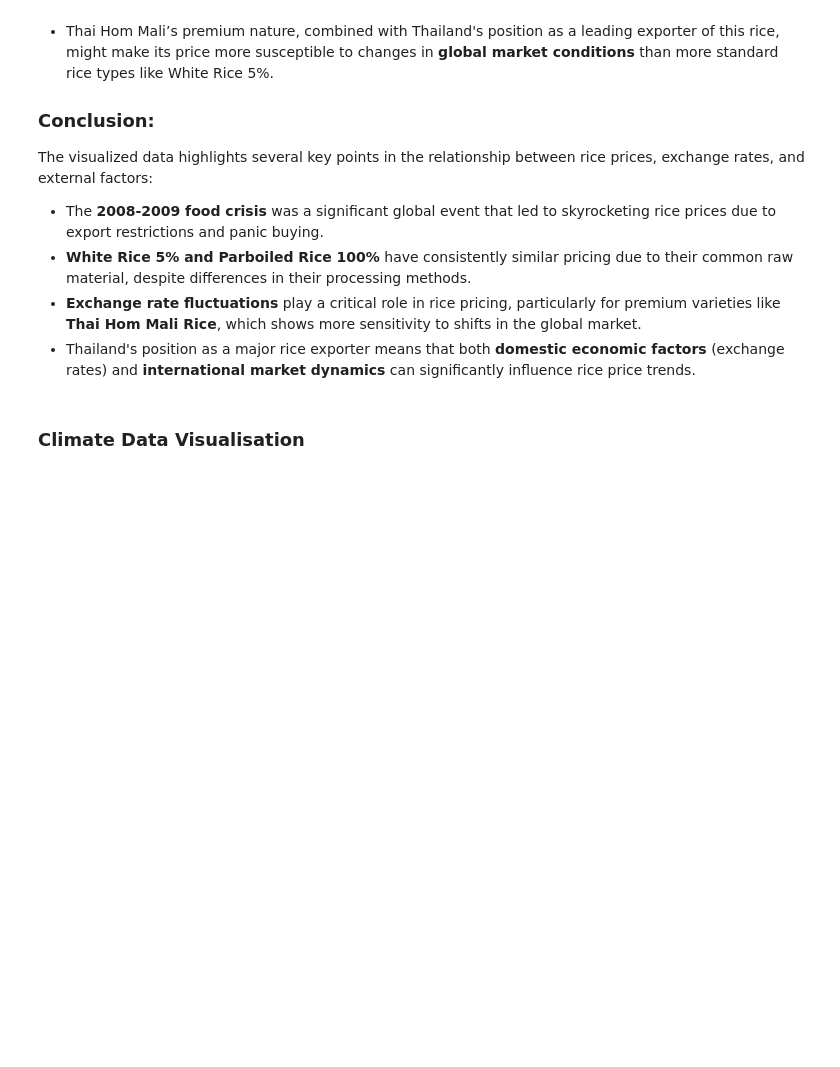
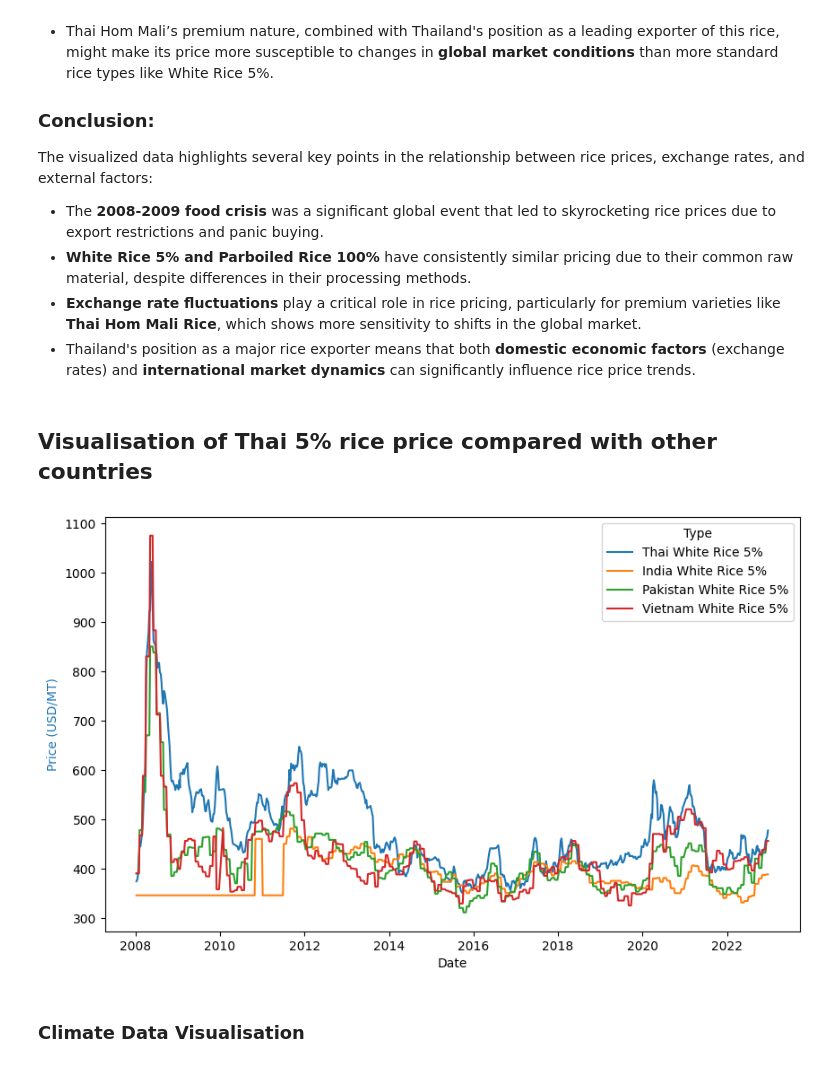
Before and after one commit to chanopsethiwan/RicePricePrediction, a Jupyter notebook: src/ChanopSethiwanA0296969WAssignment2.ipynb, the cells around one changed output. Saved outputs shown, nothing was run; the diff lists cells and outputs as text; code cells hidden in the pictures; blank space fills up the shorter version.

```diff
--- a/src/ChanopSethiwanA0296969WAssignment2.ipynb
+++ b/src/ChanopSethiwanA0296969WAssignment2.ipynb
@@ -398,0 +401,3 @@ df_india = pd.read_csv('../data/tidyIndiaPrice.csv')
+# %%
+df_all_country = df_vietnam.merge(df_india, how ='inner', on = 'Date').merge(df_pakistan, how = 'inner', on = 'Date')
+df_all_country.tail(30)
@@ -398,0 +422,18 @@ df_india = pd.read_csv('../data/tidyIndiaPrice.csv')
+# %%
+# Set 'Date' as the index in df_all_country for interpolation
+df_all_country['Date'] = pd.to_datetime(df_all_country['Date'])
+df_all_country.set_index('Date', inplace=True)
+
+# Sort both DataFrames by 'Date' to prepare for the merge
+merged_df = merged_df.sort_values('Date')
+df_all_country = df_all_country.sort_values('Date')
+
+# Perform asof merge, finding the nearest date in df_all_country for each date in merged_df
+merged_df = pd.merge_asof(merged_df,
+                                df_all_country,
+                                left_on='Date',
+                                right_index=True,
+                                direction='nearest')
+
+# Display the last 10 rows
+merged_df.tail(10)
@@ -455,6 +529,30 @@ The visualized data highlights several key points in the relationship between ri
 - **White Rice 5% and Parboiled Rice 100%** have consistently similar pricing due to their common raw material, despite differences in their processing methods.
 - **Exchange rate fluctuations** play a critical role in rice pricing, particularly for premium varieties like **Thai Hom Mali Rice**, which shows more sensitivity to shifts in the global market.
 - Thailand's position as a major rice exporter means that both **domestic economic factors** (exchange rates) and **international market dynamics** can significantly influence rice price trends.
+# %% [markdown]
+## Visualisation of Thai 5% rice price compared with other countries
+# %%
+# Select relevant columns and melt the DataFrame
+df_select = merged_df[['Date', 'White Rice 5%', 'India_White_5%', 'Pakistan_White_5%', 'Vietnam_White_5%']]
+df_melted = df_select.melt(id_vars=['Date'], var_name='Type', value_name='Value')
+
+# Map the original column names to the desired legend labels
+type_mapping = {
+    'White Rice 5%': 'Thai White Rice 5%',
+    'India_White_5%': 'India White Rice 5%',
+    'Pakistan_White_5%': 'Pakistan White Rice 5%',
+    'Vietnam_White_5%': 'Vietnam White Rice 5%'
+}
+df_melted['Type'] = df_melted['Type'].map(type_mapping)
+
+# Plotting with Seaborn
+fig, ax1 = plt.subplots(figsize=(10, 6))
+sns.lineplot(data=df_melted, x='Date', y='Value', hue='Type', ax=ax1)
+ax1.set_xlabel('Date')
+ax1.set_ylabel('Price (USD/MT)', color='tab:blue')
+plt.show()
+# %% [output]
+[figure, added]
 # %% [markdown]
 ### Climate Data Visualisation
 # %%
```
Also changed, not shown: parts of 6 cells of this notebook, 7 other files.
